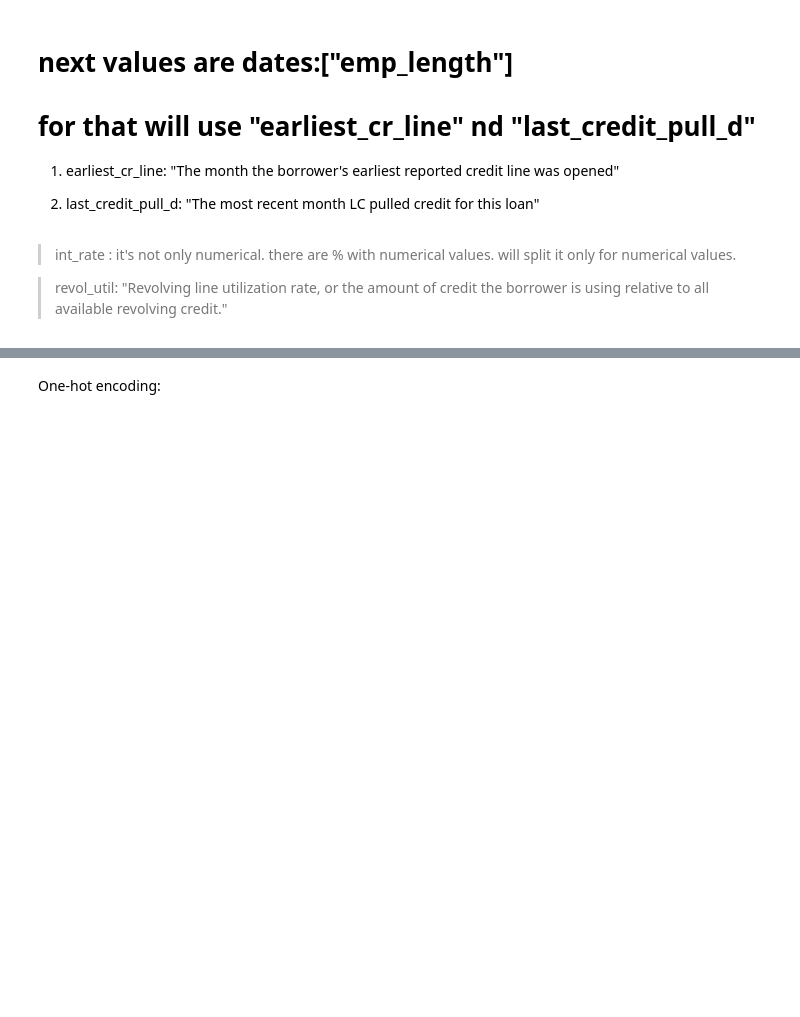
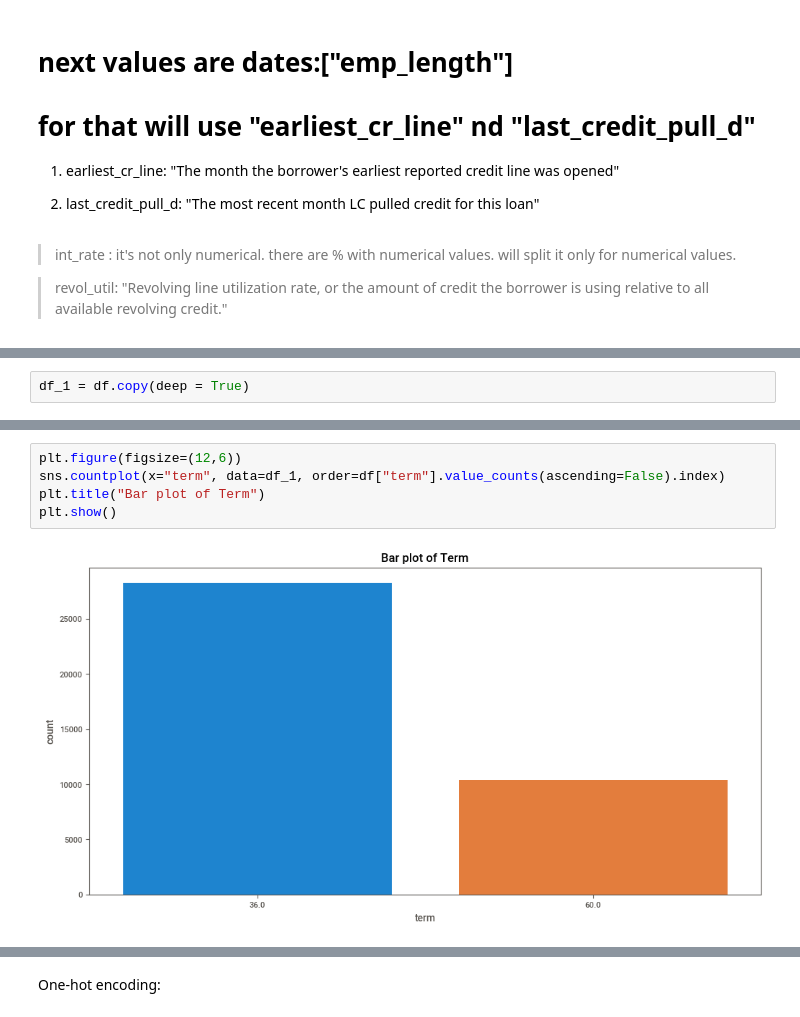
Before and after one commit to AmiTamakuwala/LoanAnalysis_Py, a Jupyter notebook: LoanDefaultAnalysis2_Py.ipynb, the cells around one changed output, grey strips where cells are left out. Saved outputs shown, nothing was run; the diff lists cells and outputs as text; blank space fills up the shorter version.

```diff
--- a/LoanDefaultAnalysis2_Py.ipynb
+++ b/LoanDefaultAnalysis2_Py.ipynb
@@ -749,0 +786,2 @@ df = df.replace(mapping_dict)
+# %%
+df_1 = df.copy(deep = True)
@@ -749,0 +832,7 @@ df = df.replace(mapping_dict)
+# %%
+plt.figure(figsize=(12,6))
+sns.countplot(x="term", data=df_1, order=df["term"].value_counts(ascending=False).index)
+plt.title("Bar plot of Term")
+plt.show()
+# %% [output]
+[figure, added]
```
Also changed, not shown: parts of 98 cells of this notebook.
